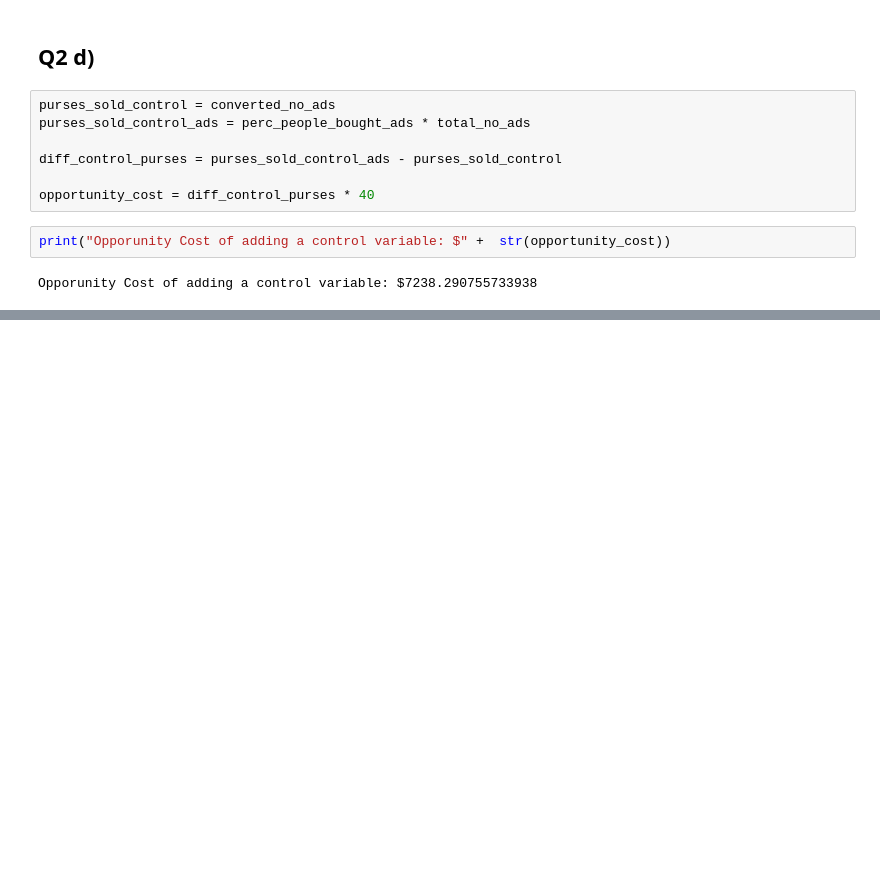
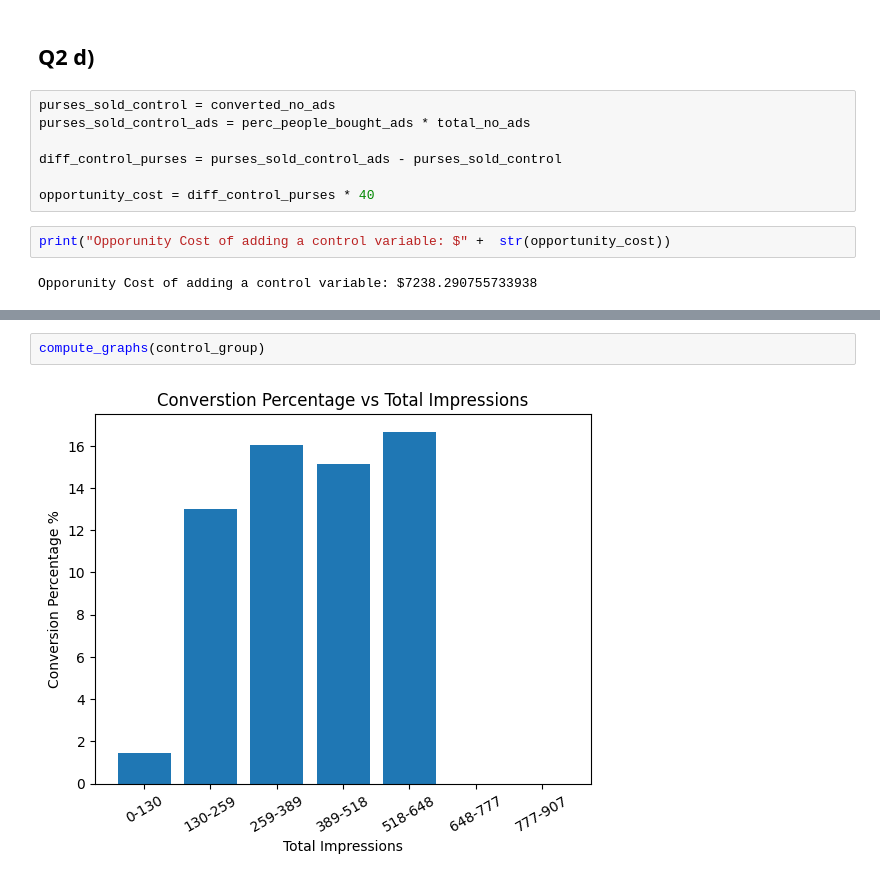
Before and after one commit to akshat-karwa/MGT_FP, a Jupyter notebook: source.ipynb, the cells around one changed output, grey strips where cells are left out. Saved outputs shown, nothing was run; the diff lists cells and outputs as text; blank space fills up the shorter version.

```diff
--- a/source.ipynb
+++ b/source.ipynb
@@ -115,0 +149,4 @@ Opporunity Cost of adding a control variable: $7238.290755733938
+# %%
+compute_graphs(control_group)
+# %% [output]
+[figure, added]
```
Also changed, not shown: parts of 5 cells of this notebook.
